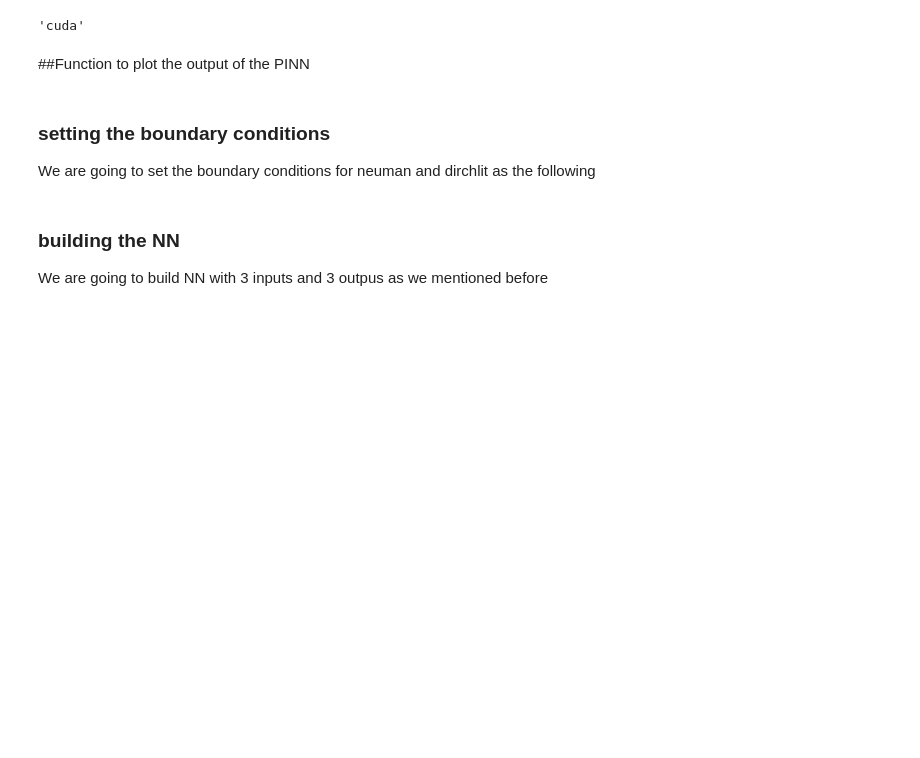
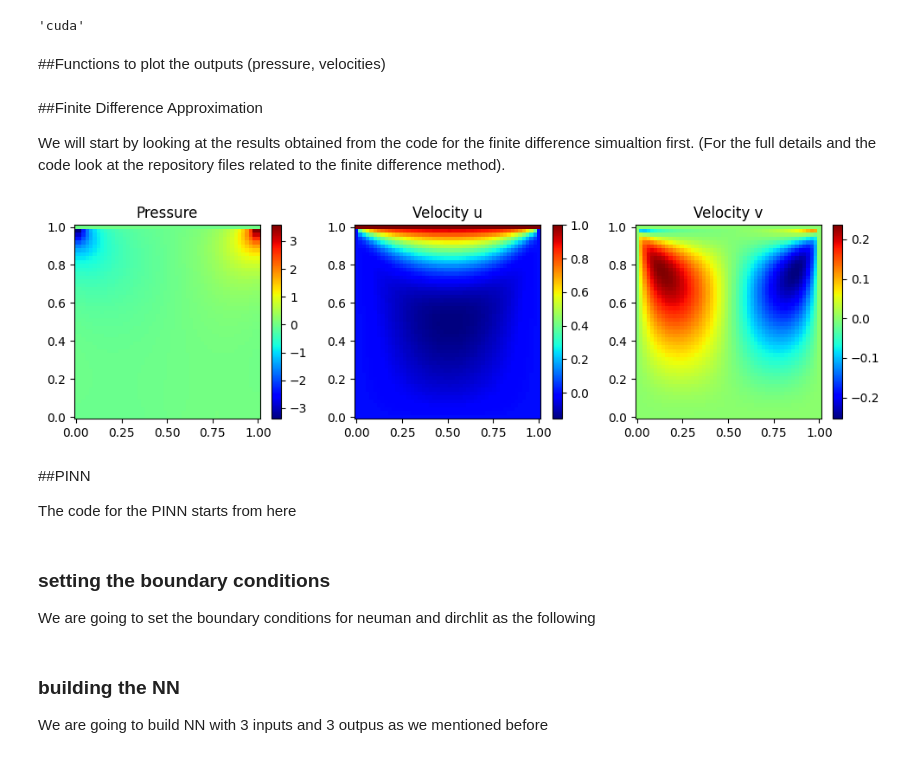
Before and after one commit to HashimAlSadah/PETE547_Project, a Jupyter notebook: PINN_demo/navier_stoke_pinn.ipynb, the cells around one changed output. Saved outputs shown, nothing was run; the diff lists cells and outputs as text; code cells hidden in the pictures; blank space fills up the shorter version.

```diff
--- a/PINN_demo/navier_stoke_pinn.ipynb
+++ b/PINN_demo/navier_stoke_pinn.ipynb
@@ -77,4 +82,4 @@ device
 # %% [output]
 'cuda'
 # %% [markdown]
-##Function to plot the output of the PINN
+##Functions to plot the outputs (pressure, velocities)
@@ -119,3 +138,21 @@ def plot_final_t_step(pinn, t=t_f, vector_lines=True):
+# %% [markdown]
+##Finite Difference Approximation
+
+We will start by looking at the results obtained from the code for the finite difference simualtion first. (For the full details and the code look at the repository files related to the finite difference method).
+# %%
+FD_simulator = FD.FD_CAV()
+FD_simulator.set_resolution(x_num_points=50, y_num_points=50)
+FD_simulator.set_time_step(0.001)
+u_fd, v_fd, p_fd = FD_simulator.simulate(t_final=1)
+x_fd = FD_simulator.get_x_points()
+y_fd = FD_simulator.get_y_points()
+plot_pressure_velocity(x_fd, y_fd, u_fd, v_fd, p_fd)
+# %% [output]
+[figure, added]
+# %% [markdown]
+##PINN
+
+The code for the PINN starts from here
 # %%
 def generate_data(x_num = 10, y_num=10, t_num=10):
     x_axis = torch.linspace(x_0, x_f,  x_num + 2)[1:-1] #exclude the boundary
```
Also changed, not shown: parts of 6 cells of this notebook.
